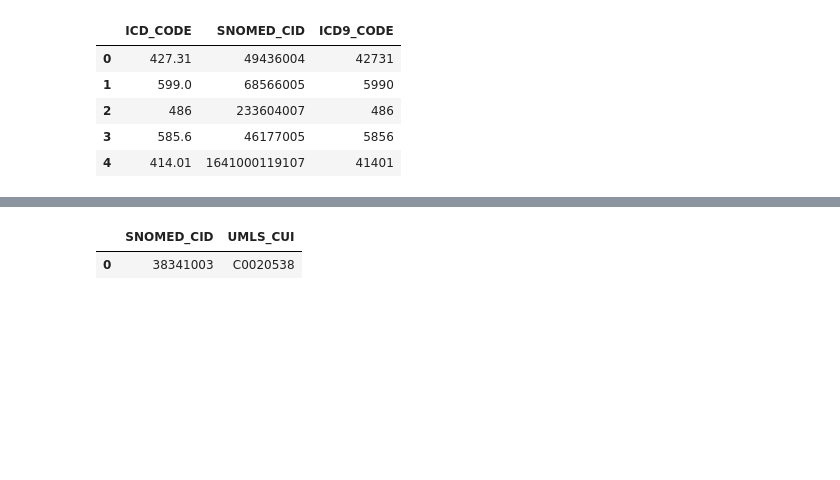
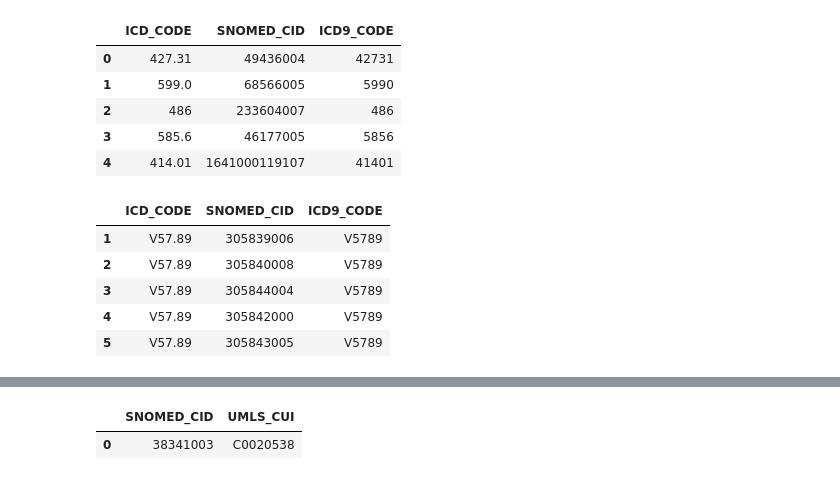
Before and after one commit to liuzi/Clinic-Analysis, a Jupyter notebook: Scripts/Data_Process_Server/Mimic3 - SIDER4.ipynb, the cells around one changed output, grey strips where cells are left out. Cells and saved outputs as stored; diff of their text form; code cells hidden in the pictures; blank space fills up the shorter version.

```diff
--- a/Scripts/Data_Process_Server/Mimic3 - SIDER4.ipynb
+++ b/Scripts/Data_Process_Server/Mimic3 - SIDER4.ipynb
@@ -208,3 +209,7 @@ icd9_SNOMED[:1]
 # %% [output]
 |  | ICD_CODE | ICD_NAME | IS_CURRENT_ICD | IP_USAGE | OP_USAGE | AVG_USAGE | IS_NEC | SNOMED_CID | SNOMED_FSN | ... |
 | 0 | 427.31 | Atrial fibrillation | 1 | 1.89778 | 3.20644 | 2.55211 | 0 | 49436004 | Atrial fibrillation (disorder) | ... |
+# %%
+icd9_SNOMEDOM =pd.read_csv('/data/liu/adverse_events/mapping/ICD9CM_SNOMED_MAP_1TOM_201812.txt'
+                         ,sep='\t', dtype={'ICD9_CODE':str, 'SNOMED_CID':str})
+icd9_SNOMEDOM[:1]
@@ -219,3 +227,14 @@ icd9_SNOMED.head()
 | 2 | 486 | 233604007 | 486 |
 | 3 | 585.6 | 46177005 | 5856 |
 | 4 | 414.01 | 1641000119107 | 41401 |
+# %%
+icd9_SNOMEDOM = icd9_SNOMEDOM[['ICD_CODE','SNOMED_CID']].dropna(subset=['SNOMED_CID'])
+icd9_SNOMEDOM['ICD9_CODE']=icd9_SNOMEDOM['ICD_CODE'].apply(lambda x: str(x).replace('.',''))
+icd9_SNOMEDOM.head()
+# %% [output]
+|  | ICD_CODE | SNOMED_CID | ICD9_CODE |
+| 1 | V57.89 | 305839006 | V5789 |
+| 2 | V57.89 | 305840008 | V5789 |
+| 3 | V57.89 | 305844004 | V5789 |
+| 4 | V57.89 | 305842000 | V5789 |
+| 5 | V57.89 | 305843005 | V5789 |
```
Also changed, not shown: parts of 15 cells of this notebook, 13 other files.
